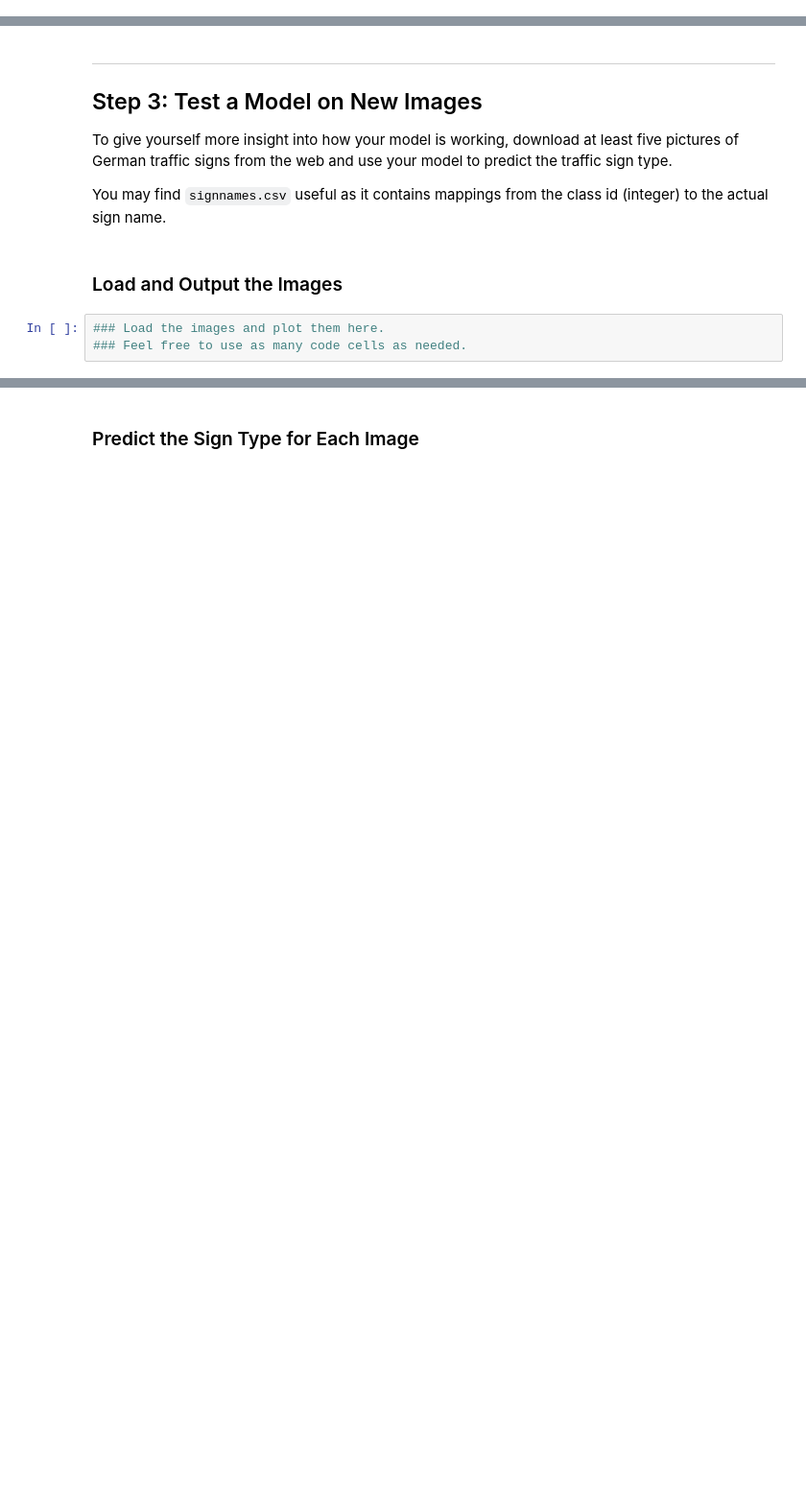
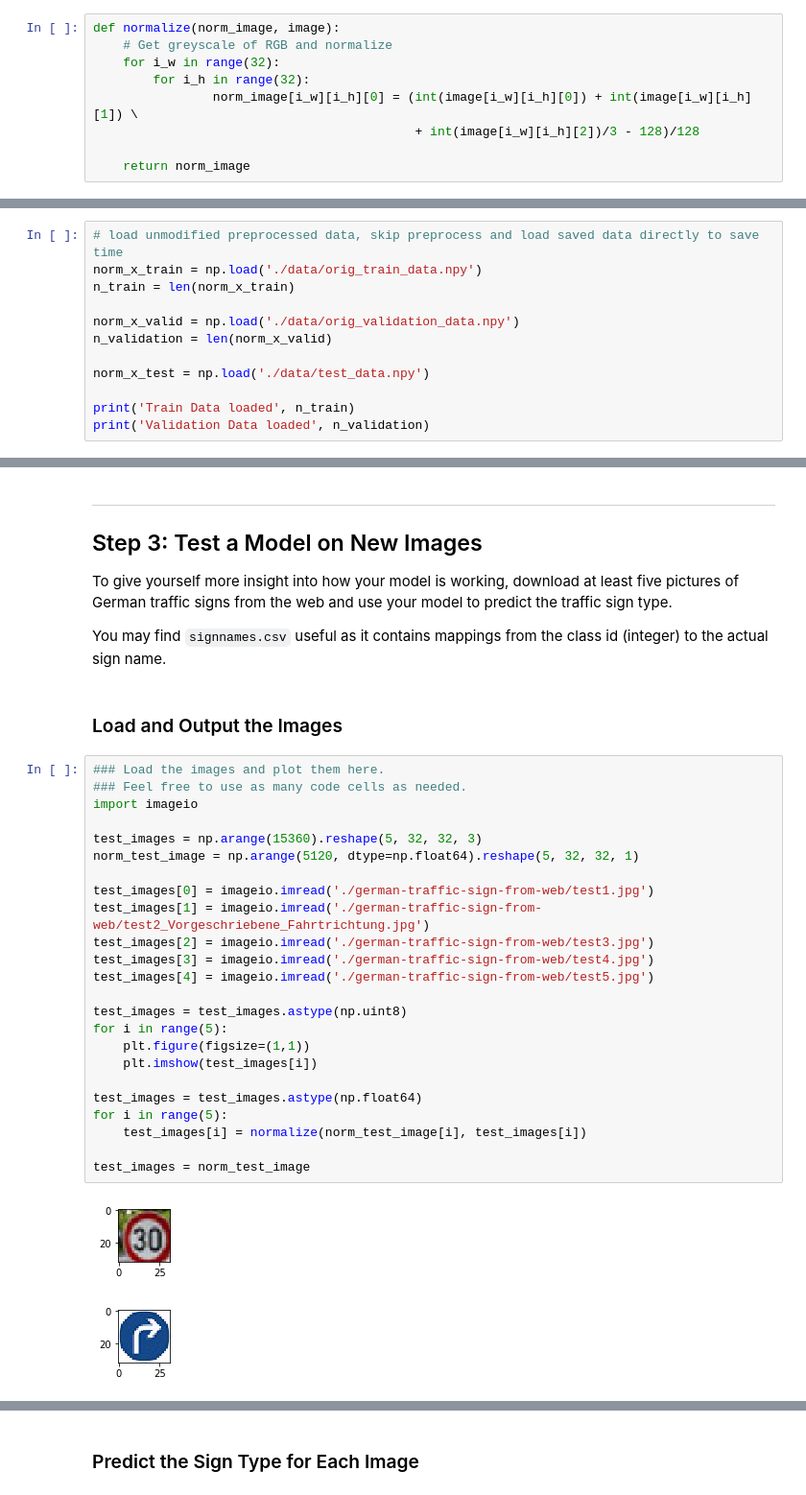
Before and after one commit to udacity/CarND-Traffic-Sign-Classifier-Project, a Jupyter notebook: Traffic_Sign_Classifier.ipynb, the cells around one changed output, grey strips where cells are left out. Shown at 96% size. Saved outputs shown, nothing was run; the diff lists cells and outputs as text; blank space fills up the shorter version.

```diff
--- a/Traffic_Sign_Classifier.ipynb
+++ b/Traffic_Sign_Classifier.ipynb
@@ -124,0 +157,9 @@ Use the code cell (or multiple code cells, if necessary) to implement the first
+# %%
+def normalize(norm_image, image):
+    # Get greyscale of RGB and normalize
+    for i_w in range(32):
+        for i_h in range(32):
+                norm_image[i_w][i_h][0] = (int(image[i_w][i_h][0]) + int(image[i_w][i_h][1]) \
+                                           + int(image[i_w][i_h][2])/3 - 128)/128
+
+    return norm_image
@@ -125,2 +283,14 @@ Use the code cell (or multiple code cells, if necessary) to implement the first
+# %%
+# load unmodified preprocessed data, skip preprocess and load saved data directly to save time
+norm_x_train = np.load('./data/orig_train_data.npy')
+n_train = len(norm_x_train)
+
+norm_x_valid = np.load('./data/orig_validation_data.npy')
+n_validation = len(norm_x_valid)
+
+norm_x_test = np.load('./data/test_data.npy')
+
+print('Train Data loaded', n_train)
+print('Validation Data loaded', n_validation)
 # %% [markdown]
 ### Model Architecture
@@ -148,6 +474,30 @@ To give yourself more insight into how your model is working, download at least
 You may find `signnames.csv` useful as it contains mappings from the class id (integer) to the actual sign name.
 # %% [markdown]
 ### Load and Output the Images
-# %%
-### Load the images and plot them here.
-### Feel free to use as many code cells as needed.
+# %%
+### Load the images and plot them here.
+### Feel free to use as many code cells as needed.
+import imageio
+
+test_images = np.arange(15360).reshape(5, 32, 32, 3)
+norm_test_image = np.arange(5120, dtype=np.float64).reshape(5, 32, 32, 1)
+
+test_images[0] = imageio.imread('./german-traffic-sign-from-web/test1.jpg')
+test_images[1] = imageio.imread('./german-traffic-sign-from-web/test2_Vorgeschriebene_Fahrtrichtung.jpg')
+test_images[2] = imageio.imread('./german-traffic-sign-from-web/test3.jpg')
+test_images[3] = imageio.imread('./german-traffic-sign-from-web/test4.jpg')
+test_images[4] = imageio.imread('./german-traffic-sign-from-web/test5.jpg')
+
+test_images = test_images.astype(np.uint8)
+for i in range(5):
+    plt.figure(figsize=(1,1))
+    plt.imshow(test_images[i])
+
+test_images = test_images.astype(np.float64)
+for i in range(5):
+    test_images[i] = normalize(norm_test_image[i], test_images[i])
+
+test_images = norm_test_image
+# %% [output]
+[figure, added]
+[figure, added]
```
Also changed, not shown: parts of 22 cells of this notebook, 24 other files.
